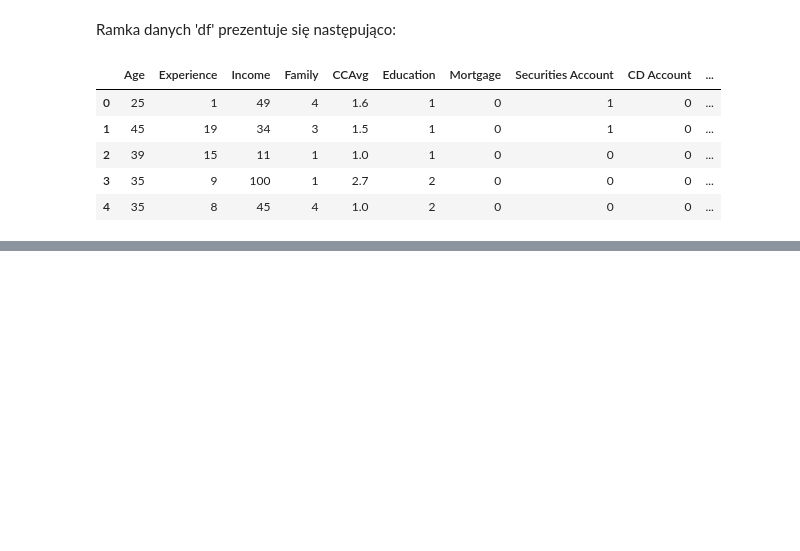
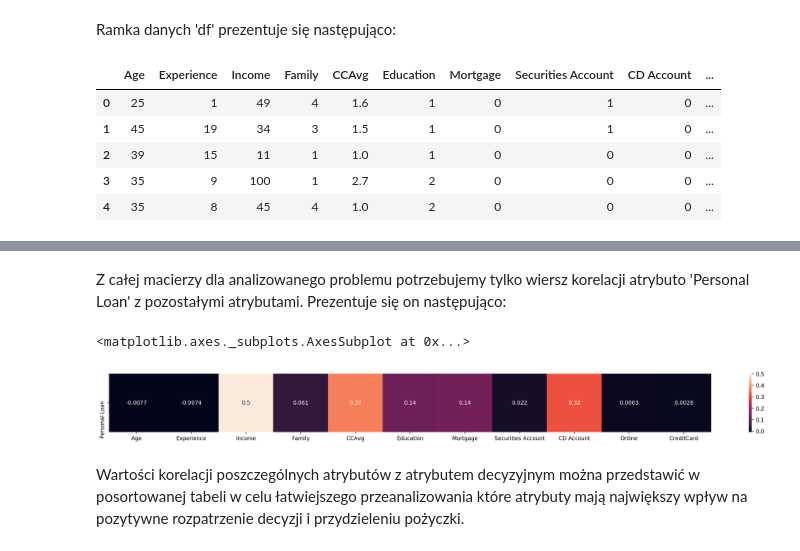
Before and after one commit to wanero13/priad, a Jupyter notebook: pachnia_kossakowski_banki.ipynb, the cells around one changed output, grey strips where cells are left out. Saved outputs shown, nothing was run; the diff lists cells and outputs as text; code cells hidden in the pictures; blank space fills up the shorter version.

```diff
--- a/pachnia_kossakowski_banki.ipynb
+++ b/pachnia_kossakowski_banki.ipynb
@@ -165,0 +192,13 @@ df.head()
+# %% [markdown]
+Z całej macierzy dla analizowanego problemu potrzebujemy tylko wiersz korelacji atrybuto 'Personal Loan' z pozostałymi atrybutami. Prezentuje się on następująco:
+# %%
+loanCorrelation = df.corr().iloc[11:12 , 0:]
+
+loanCorrelation = loanCorrelation.drop(columns=['Personal Loan'])
+plt.figure(figsize = (25, 2), dpi = 200)
+sns.heatmap(loanCorrelation, annot = loanCorrelation)
+# %% [output]
+<matplotlib.axes._subplots.AxesSubplot at 0x...>
+[figure, added]
+# %% [markdown]
+Wartości korelacji poszczególnych atrybutów z atrybutem decyzyjnym można przedstawić w posortowanej tabeli w celu łatwiejszego przeanalizowania które atrybuty mają największy wpływ na pozytywne rozpatrzenie decyzji i przydzieleniu pożyczki.
```
Also changed, not shown: parts of 13 cells of this notebook.
